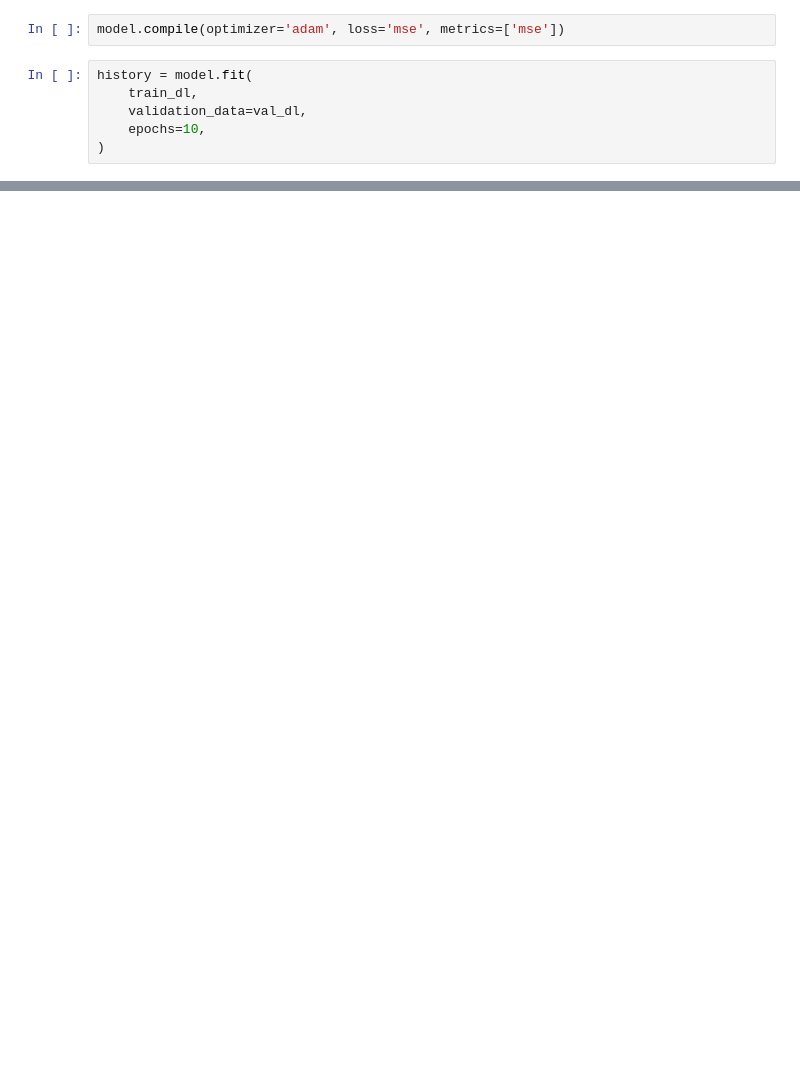
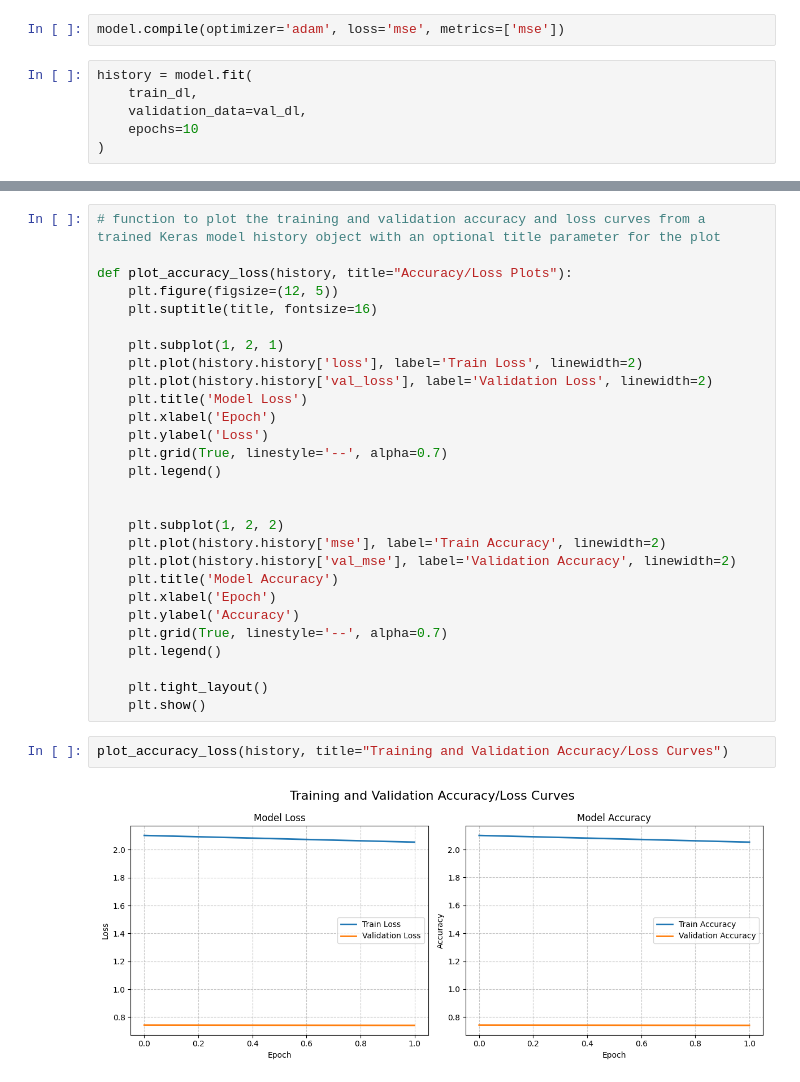
Before and after one commit to mwyoung414/csc6621_final_project_team_alpha, a Jupyter notebook: final_project.ipynb, the cells around one changed output, grey strips where cells are left out. Cells and saved outputs as stored; diff of their text form; blank space fills up the shorter version.

```diff
--- a/final_project.ipynb
+++ b/final_project.ipynb
@@ -280,7 +284,7 @@ model.compile(optimizer='adam', loss='mse', metrics=['mse'])
 history = model.fit(
     train_dl,
     validation_data=val_dl,
-    epochs=10,
+    epochs=10
 )
 # %% [output]
 Epoch 1/10
@@ -288,0 +319,32 @@ KeyboardInterrupt:
+# %%
+# function to plot the training and validation accuracy and loss curves from a trained Keras model history object with an optional title parameter for the plot
+
+def plot_accuracy_loss(history, title="Accuracy/Loss Plots"):
+    plt.figure(figsize=(12, 5))
+    plt.suptitle(title, fontsize=16)
+
+    plt.subplot(1, 2, 1)
+    plt.plot(history.history['loss'], label='Train Loss', linewidth=2)
+    plt.plot(history.history['val_loss'], label='Validation Loss', linewidth=2)
+    plt.title('Model Loss')
+    plt.xlabel('Epoch')
+    plt.ylabel('Loss')
+    plt.grid(True, linestyle='--', alpha=0.7)
+    plt.legend()
+
+
+    plt.subplot(1, 2, 2)
+    plt.plot(history.history['mse'], label='Train Accuracy', linewidth=2)
+    plt.plot(history.history['val_mse'], label='Validation Accuracy', linewidth=2)
+    plt.title('Model Accuracy')
+    plt.xlabel('Epoch')
+    plt.ylabel('Accuracy')
+    plt.grid(True, linestyle='--', alpha=0.7)
+    plt.legend()
+
+    plt.tight_layout()
+    plt.show()
+# %%
+plot_accuracy_loss(history, title="Training and Validation Accuracy/Loss Curves")
+# %% [output]
+[figure, added]
```
Also changed, not shown: parts of 6 cells of this notebook, 3 other files.
